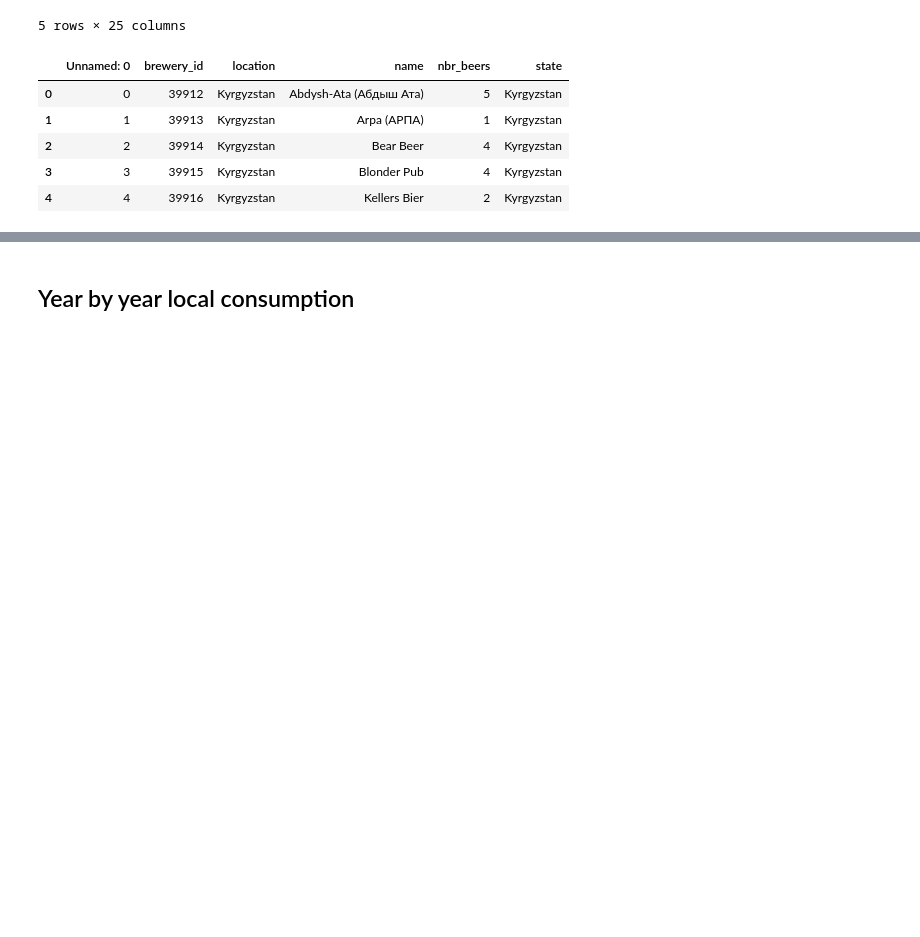
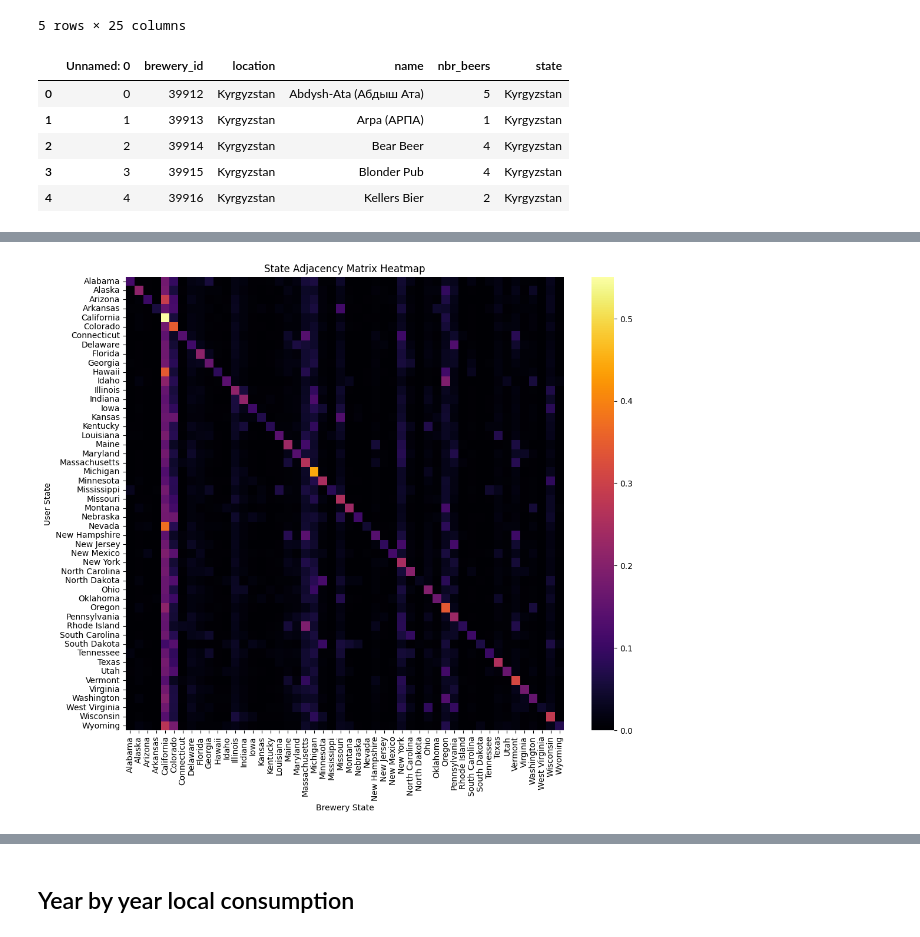
Before and after one commit to epfl-ada/ada-2024-project-fandemondada, a Jupyter notebook: results.ipynb, the cells around one changed output, grey strips where cells are left out. Cells and saved outputs as stored; diff of their text form; code cells hidden in the pictures; blank space fills up the shorter version.

```diff
--- a/results.ipynb
+++ b/results.ipynb
@@ -294,0 +462,19 @@ plt.show()
+# %%
+import seaborn as sns
+def plot_heatmap(adj_matrix, title, xlabel, ylabel, ax=None):
+    if ax:
+        sns.heatmap(adj_matrix, cmap='inferno', ax=ax, cbar=False)
+        ax.set_title(f"{title}")
+    else:
+        plt.figure(figsize=(12, 10))
+        sns.heatmap(adj_matrix, cmap='inferno')
+        plt.title(title)
+        plt.xlabel(xlabel)
+        plt.ylabel(ylabel)
+        plt.xticks(rotation=90)
+        plt.yticks(rotation=0)
+        plt.show()
+
+plot_heatmap(state_adj_matrix, title='State Adjacency Matrix Heatmap', xlabel='Brewery State', ylabel='User State')
+# %% [output]
+[figure, added]
```
Also changed, not shown: parts of 29 cells of this notebook.
